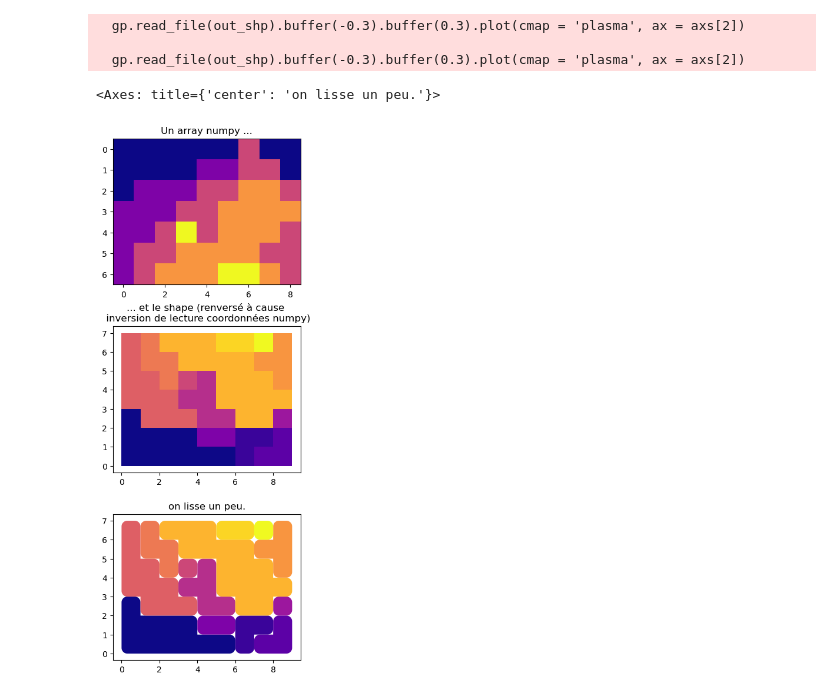
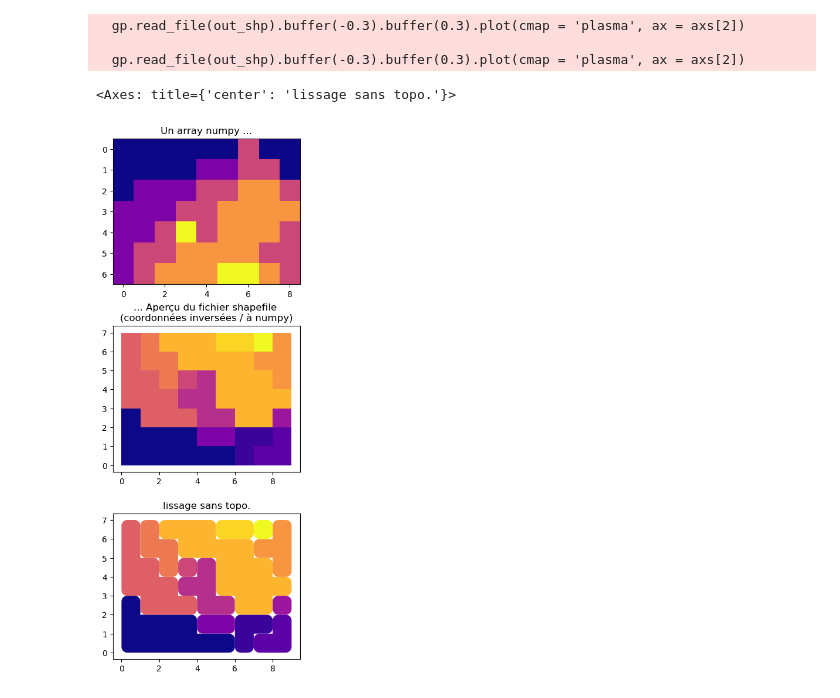
Before and after one commit to romaingalet/Traitement-raster-matriciel, a Jupyter notebook: array_2_shapefile.ipynb, the cells around one changed output. Cells and saved outputs as stored; diff of their text form; code cells hidden in the pictures.

```diff
--- a/array_2_shapefile.ipynb
+++ b/array_2_shapefile.ipynb
@@ -31,33 +31,33 @@ nd_arr = np.array(l1)
 fig, axs = plt.subplots(3)
 plt.rcParams["figure.figsize"] = (20,10)
 fig.tight_layout(pad=3.0)
 axs[0].set_title('Un array numpy ...')
 axs[0].imshow(nd_arr, cmap='plasma')
 ## FIN Gestion affichage
 
 schema = {
     'geometry': 'Polygon',
     'properties': {
         'val': 'int'
     }
 }
 out_shp = '_files/your_shapefile.shp'
 
 with fiona.open(out_shp, 'w', crs=from_epsg(4326), driver='ESRI Shapefile', schema=schema) as output:
     for sh in shapes(nd_arr):
         p, val = sh[0]['coordinates'][0], int(sh[1])
         poly = Polygon(p)
         output.write({'geometry': mapping(poly), 'properties': {'val': val}})
 
-axs[1].set_title('... et le shape (renversé à cause \n inversion de lecture coordonnées numpy)')
+axs[1].set_title('... Aperçu du fichier shapefile \n(coordonnées inversées / à numpy)')
 gp.read_file(out_shp).plot(cmap = 'plasma', ax = axs[1])
 
 # Lissage grossier (en sus : utiliser topojs pour supprimer les trous) :
 axs[2].set_title('lissage sans topo.')
 gp.read_file(out_shp).buffer(-0.3).buffer(0.3).plot(cmap = 'plasma', ax = axs[2])
 # %% [output]
   gp.read_file(out_shp).buffer(-0.3).buffer(0.3).plot(cmap = 'plasma', ax = axs[2])
 
   gp.read_file(out_shp).buffer(-0.3).buffer(0.3).plot(cmap = 'plasma', ax = axs[2])
-<Axes: title={'center': 'on lisse un peu.'}>
+<Axes: title={'center': 'lissage sans topo.'}>
-[figure, old version]
+[figure, new version]
```
